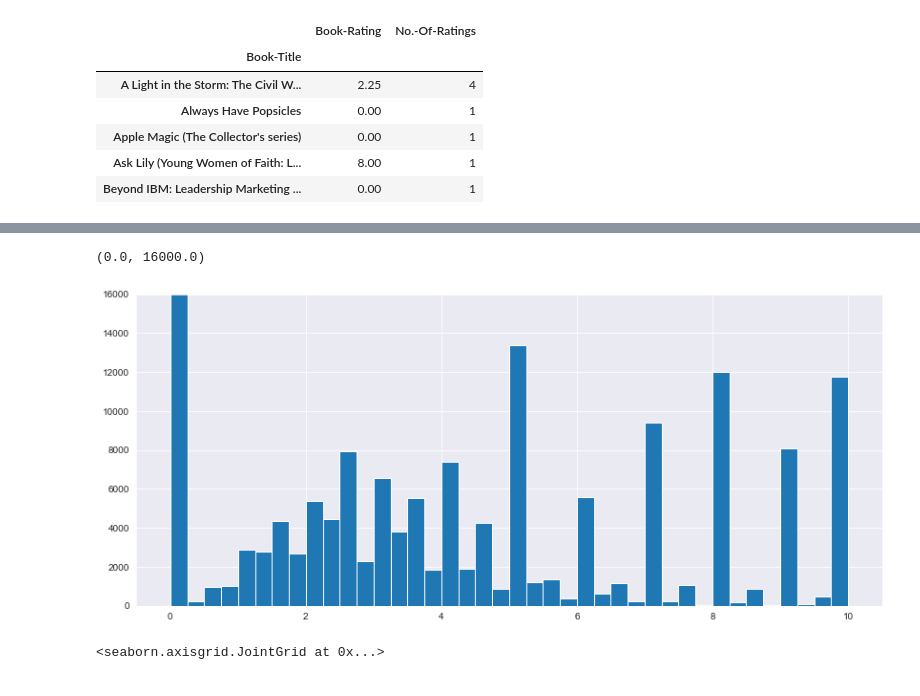
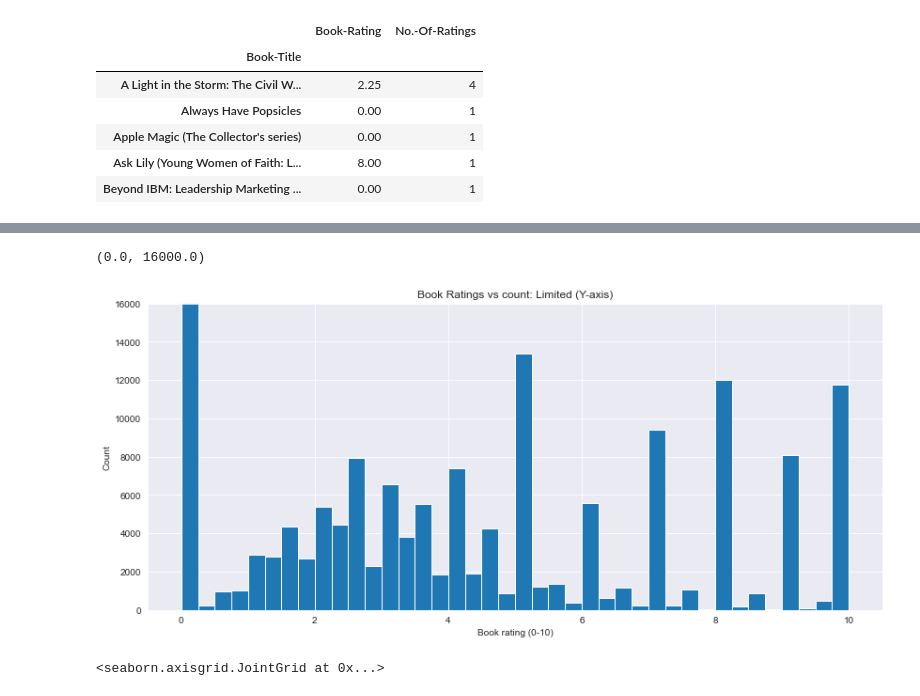
Before and after one commit to sarveshggn/books-recommender, a Jupyter notebook: Books-Recommender.ipynb, the cells around one changed output, grey strips where cells are left out. Drawn from its saved outputs; the diff is of its cells as text; code cells hidden in the pictures.

```diff
--- a/Books-Recommender.ipynb
+++ b/Books-Recommender.ipynb
@@ -227,10 +259,13 @@ mean_ratings['Book-Rating'].hist(bins=40)
 # %%
 plt.figure(figsize=(14,6))
 mean_ratings['Book-Rating'].hist(bins=40)
+plt.xlabel('Book rating (0-10)')
+plt.ylabel('Count')
+plt.title('Book Ratings vs count: Limited (Y-axis)')
 plt.ylim(top=16000)
 # %% [output]
 (0.0, 16000.0)
-[figure, old version]
+[figure, new version]
 # %%
 sns.jointplot(x='Book-Rating',y='No.-Of-Ratings',data=mean_ratings,alpha=0.7,edgecolor='k')
 # %% [output]
```
Also changed, not shown: parts of 26 cells of this notebook.
